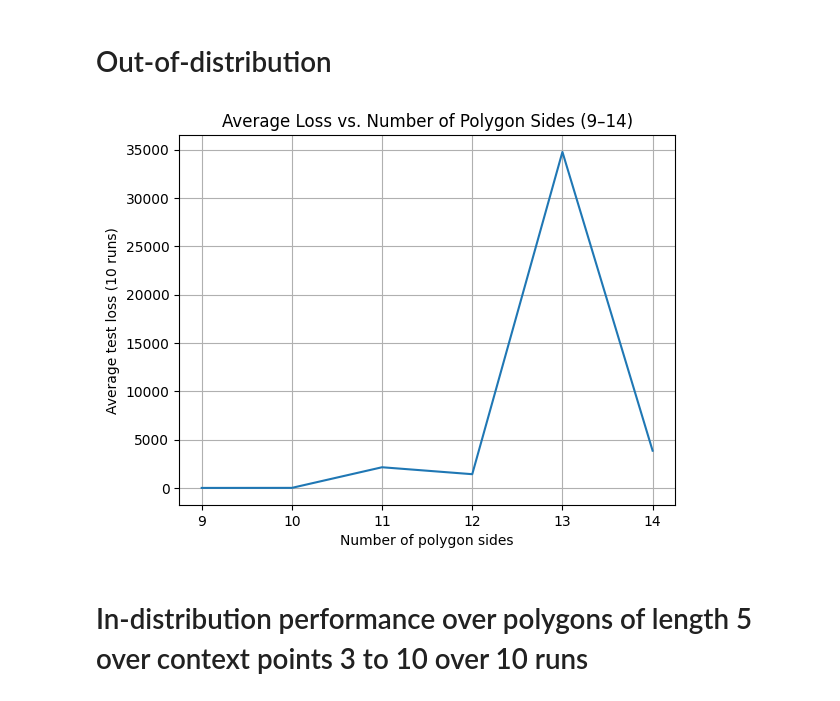
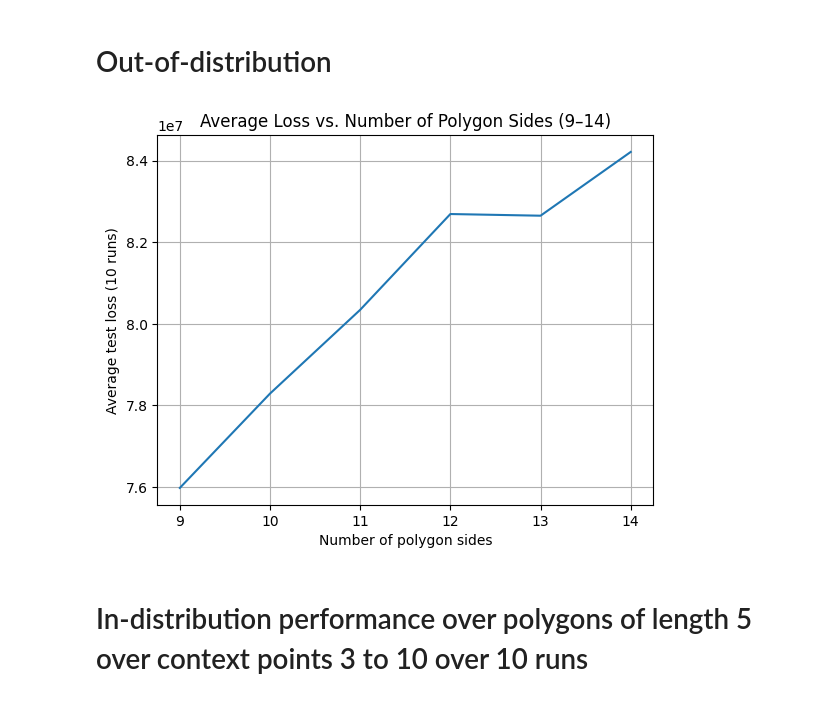
Before and after one commit to Fox4Song/fyp, a Jupyter notebook: notebooks/polygon/angle_completion_task/np/completion_task_angles_attn.ipynb, the cells around one changed output. Cells and saved outputs as stored; diff of their text form; code cells hidden in the pictures.

```diff
--- a/notebooks/polygon/angle_completion_task/np/completion_task_angles_attn.ipynb
+++ b/notebooks/polygon/angle_completion_task/np/completion_task_angles_attn.ipynb
@@ -62,10 +99,14 @@ device = next(model.parameters()).device
 # %% [markdown]
 # Training
 # %%
+train_losses = []
+test_losses  = []
+iters_list = []
+
 # ----------------------
 # Training Loop
 # ----------------------
-for it in range(TRAINING_ITERATIONS + 1):
+for it in range(1, TRAINING_ITERATIONS + 1):
     # Generate a batch of polygon completion tasks.
     (
         context_x,
@@ -76,20 +117,24 @@ for it in range(TRAINING_ITERATIONS + 1):
         true_poly,
         max_seq_len,
         num_context,
+        context_masks,
     ) = polygon_generator_train.generate_polygon_batch_few_shot_completion_task()
 
     context_x = context_x.to(device)
     context_y = context_y.to(device)
     target_x = target_x.to(device)
     target_y = target_y.to(device)
+    context_masks = context_masks.to(device)
 
     optimizer.zero_grad()
     # Forward pass: the NP model expects context_x, context_y, target_x, target_y.
     dist, z, q_zc, q_zct = model(context_x, context_y, target_x, target_y)
-    loss = criterion(dist, q_zct, q_zc, target_y)
+    loss = criterion(dist, q_zct, q_zc, target_y, mask=context_masks)
     loss.backward()
     optimizer.step()
     scheduler.step()
+
+    train_losses.append(loss.item())
 
     if it % 1000 == 0:
         print("Iteration: {}, train loss: {}".format(it, loss.item()))
@@ -108,18 +153,22 @@ for it in range(TRAINING_ITERATIONS + 1):
             true_poly_eval,
             max_seq_len_eval,
             num_context_eval,
+            context_masks_eval,
         ) = polygon_generator_test.generate_polygon_batch_few_shot_completion_task()
 
         context_x_eval = context_x_eval.to(device)
         context_y_eval = context_y_eval.to(device)
         target_x_eval = target_x_eval.to(device)
         target_y_eval = target_y_eval.to(device)
+        context_masks_eval = context_masks_eval.to(device)
 
         # Forward pass through the model.
         test_dist, test_z, test_q_zc, test_q_zct = model(
             context_x_eval, context_y_eval, target_x_eval, target_y_eval
         )
-        loss = criterion(test_dist, q_zct, q_zc, target_y_eval)
+        loss = criterion(test_dist, test_q_zct, test_q_zc, target_y_eval, mask=context_masks_eval)
+        test_losses.append(loss.item())
+        iters_list.append(it)
 
         print(
             "{}, Iteration: {}, Test Loss: {}".format(
@@ -133,15 +182,12 @@ for it in range(TRAINING_ITERATIONS + 1):
         pred_target = test_dist.mean  # shape: [n_z, batch, n_target, y_dim]
 
         # For simplicity, we average over latent samples and batch dimension.
-        pred_target_avg = pred_target.mean(0).squeeze(1)  # shape: [n_target, y_dim]
-
-        # print("pred_target_avg shape: ", pred_target_avg.shape)
-        pred_target_avg = pred_target_avg[0]
+        pred_target_avg = pred_target.mean(0)[0, -1, :]  # shape: [batch, n_target, y_dim]
         true_polygon = true_poly_eval[0]
         true_polygon_tokenised = true_polygon.to_tokenised()
-        # print("pred_target_avg shape after squeeze: ", pred_target_avg.shape)
+        pred_target_avg = pred_target_avg[:len(true_polygon.angles)].tolist()
 
         print("True Polygon: ", true_polygon)
         print("True Polygon Angles: ", true_polygon.angles)
-        print("Predicted Polygon Angles: ", pred_target_avg.tolist()[:len(true_polygon.angles)])
+        print("Predicted Polygon Angles: ", pred_target_avg)
 # %% [output]
@@ -165,2 +222,4 @@ Predicted Polygon Angles:  [47.83131790161133, 92.21664428710938, 46.45779418945
 # %%
-torch.save(model.state_dict(), "../models/polygon/np/" + model.__class__.__name__ + "_angles_completion_task_attn.pt")
+model.load_state_dict(
+    torch.load("../models/polygon/np/angle_completion_task/" + model.__class__.__name__ + ".pt")
+)
@@ -167,4 +227,0 @@ torch.save(model.state_dict(), "../models/polygon/np/" + model.__class__.__name_
-# %%
-model.load_state_dict(
-    torch.load("../models/polygon/np/" + model.__class__.__name__ + "_angles_completion_task_attn.pt")
-)
@@ -242,37 +298,37 @@ avg_losses = []
 
 for sides in sides_list:
     losses = []
-    for run in range(10):
+    for run in range(30):
         poly_gen = PolygonSentenceReader(
-            batch_size=1,
+            batch_size=BATCH_SIZE,
             max_num_context=MAX_CONTEXT_POINTS,
             max_seq_len=x_size,
             min_num_sides=sides,
             max_num_sides=sides,
             center=(5, 5),
             radius=3,
             testing=True,
         )
         (cx, cy, tx, ty, *_) = poly_gen.generate_polygon_batch_few_shot_completion_task(10)
         cx, cy, tx, ty = cx.to(device), cy.to(device), tx.to(device), ty.to(device)
 
         dist, z, q_zc, q_zct = model(cx, cy, tx, ty)
         loss = criterion(dist, q_zct, q_zc, ty)
         losses.append(loss.item())
 
     avg_losses.append(np.mean(losses))
 
 # Plot
 plt.figure()
 plt.plot(sides_list, avg_losses)
 plt.xlabel("Number of polygon sides")
 plt.ylabel("Average test loss (10 runs)")
 plt.title("Average Loss vs. Number of Polygon Sides (9–14)")
 plt.xticks(sides_list)
 plt.grid(True)
 plt.show()
 # %% [output]
-[figure, old version]
+[figure, new version]
 # %% [markdown]
 # In-distribution performance over polygons of length 5 over context points 3 to 10 over 10 runs
 # %%
```
Also changed, not shown: parts of 10 cells of this notebook, 2 other files.
